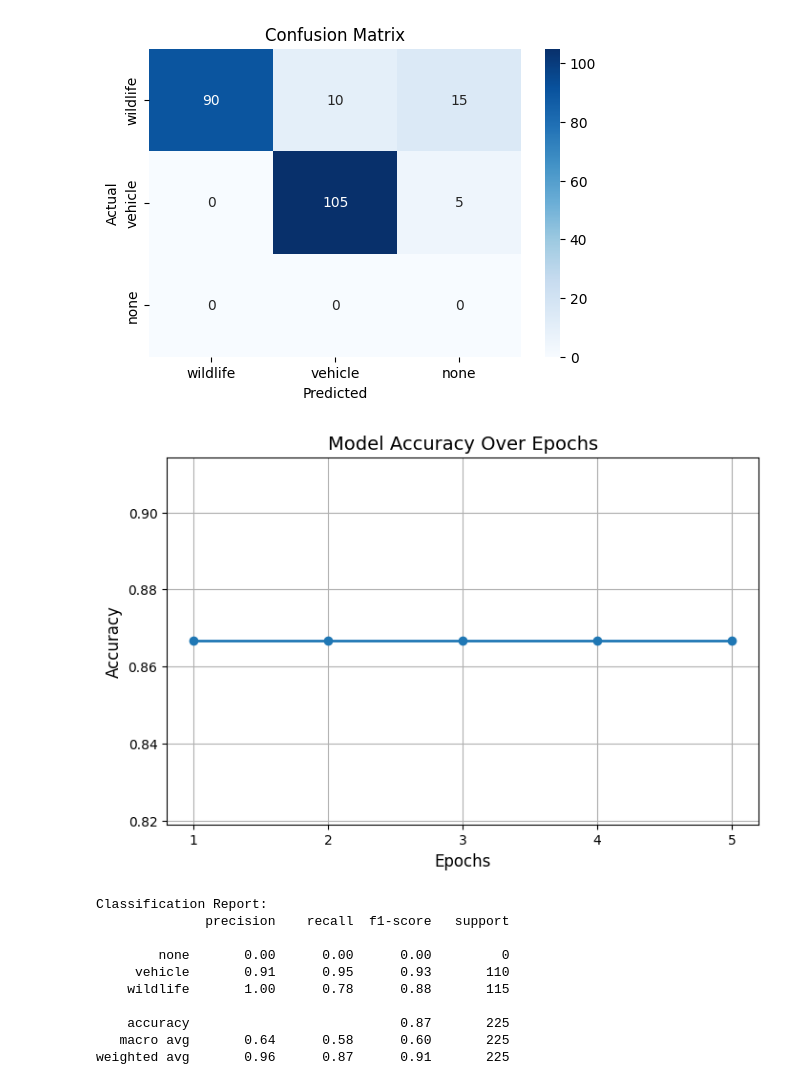
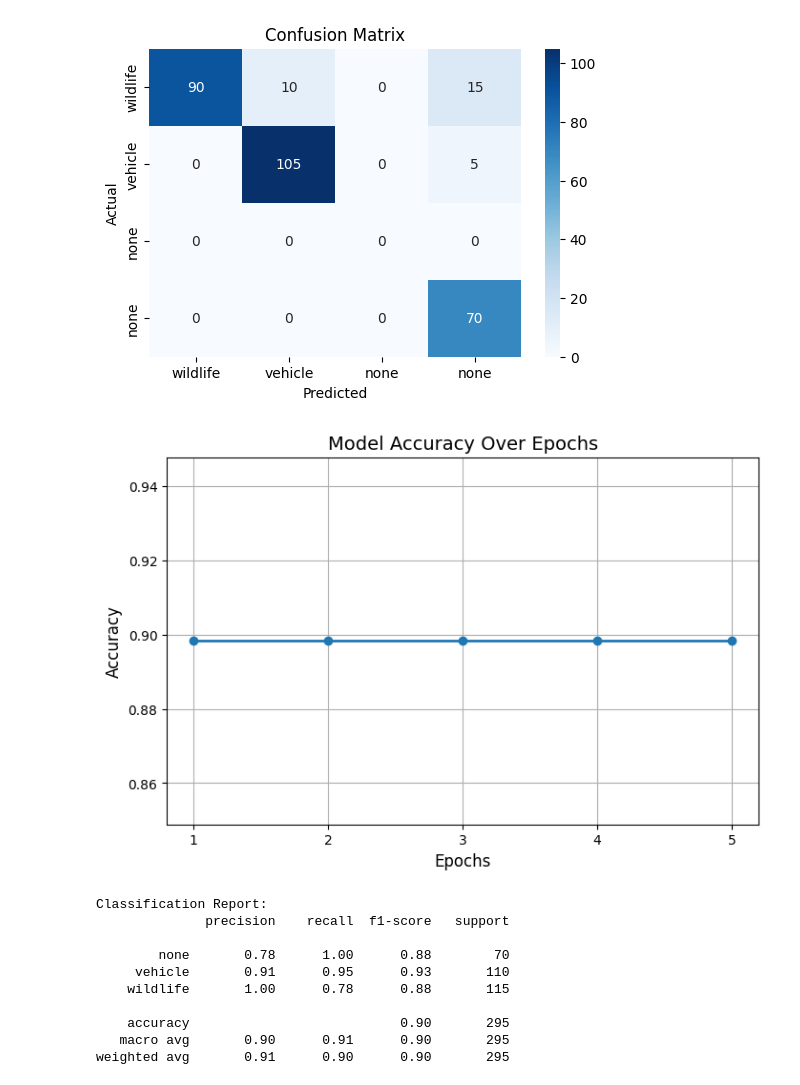
Before and after one commit to Sanjeivk/infralert, a Jupyter notebook: mobilenet.ipynb, the cells around one changed output. Saved outputs shown, nothing was run; the diff lists cells and outputs as text; code cells hidden in the pictures.

```diff
--- a/mobilenet.ipynb
+++ b/mobilenet.ipynb
@@ -16,7 +16,7 @@ from google.colab.patches import cv2_imshow
 drive.mount('/content/drive')
 
 dataset_path = "/content/drive/MyDrive/archive-2/mobilenet-train"
-categories = ["wildlife", "vehicle"]
+categories = ["wildlife", "vehicle", "none"]
 
 !wget http://download.tensorflow.org/models/object_detection/ssdlite_mobilenet_v2_coco_2018_05_09.tar.gz
 !tar -xvzf ssdlite_mobilenet_v2_coco_2018_05_09.tar.gz
@@ -131,12 +131,12 @@ with detection_graph.as_default():
 
 
 # Print misclassified images
-print("\n🚨 Misclassified Images:")
-for img_name, true_label, pred_label, conf in misclassified:
-    print(f"❌ {img_name} | True: {true_label} | Predicted: {pred_label} (Confidence: {conf:.2f})")
+# print("\n🚨 Misclassified Images:")
+# for img_name, true_label, pred_label, conf in misclassified:
+#     print(f"❌ {img_name} | True: {true_label} | Predicted: {pred_label} (Confidence: {conf:.2f})")
 
 # Ensure "none" class is included in the confusion matrix
-all_labels = categories + ["none"]
+# all_labels = categories + ["none"]
 cm = confusion_matrix(true_labels, predicted_labels, labels=all_labels)
 plt.figure(figsize=(6, 4))
 sns.heatmap(cm, annot=True, fmt='d', cmap='Blues', xticklabels=all_labels, yticklabels=all_labels)
@@ -183,12 +183,12 @@ ssdlite_mobilenet_v 100%[===================>]  48.66M  19.7MB/s    in 2.5s
-[figure, old version]
+[figure, new version]
-[figure, old version]
+[figure, new version]
 Classification Report:
               precision    recall  f1-score   support
 
-        none       0.00      0.00      0.00         0
+        none       0.78      1.00      0.88        70
      vehicle       0.91      0.95      0.93       110
     wildlife       1.00      0.78      0.88       115
 
-    accuracy                           0.87       225
-   macro avg       0.64      0.58      0.60       225
-weighted avg       0.96      0.87      0.91       225
+    accuracy                           0.90       295
+   macro avg       0.90      0.91      0.90       295
+weighted avg       0.91      0.90      0.90       295
```
Also changed, not shown: parts of 1 cell of this notebook.
